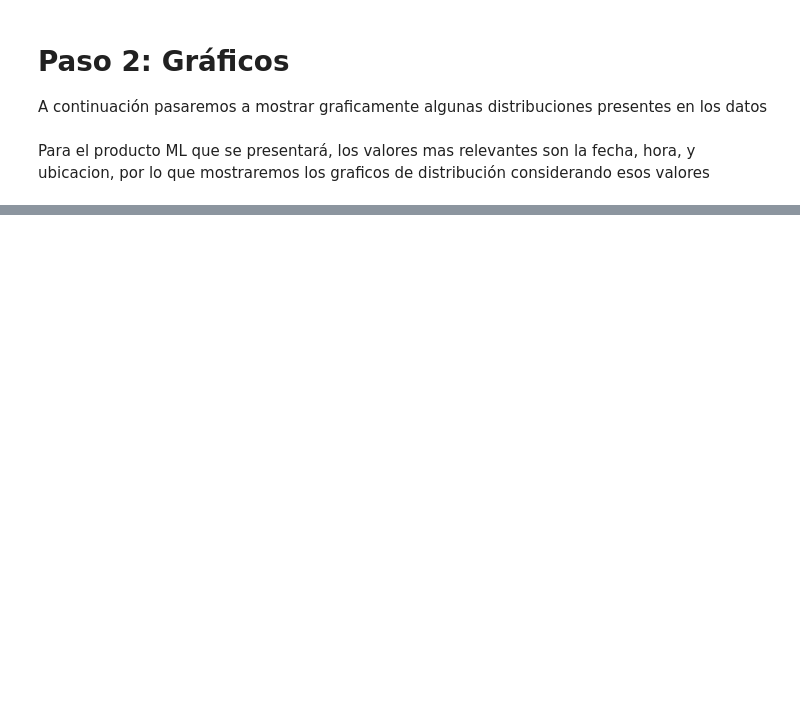
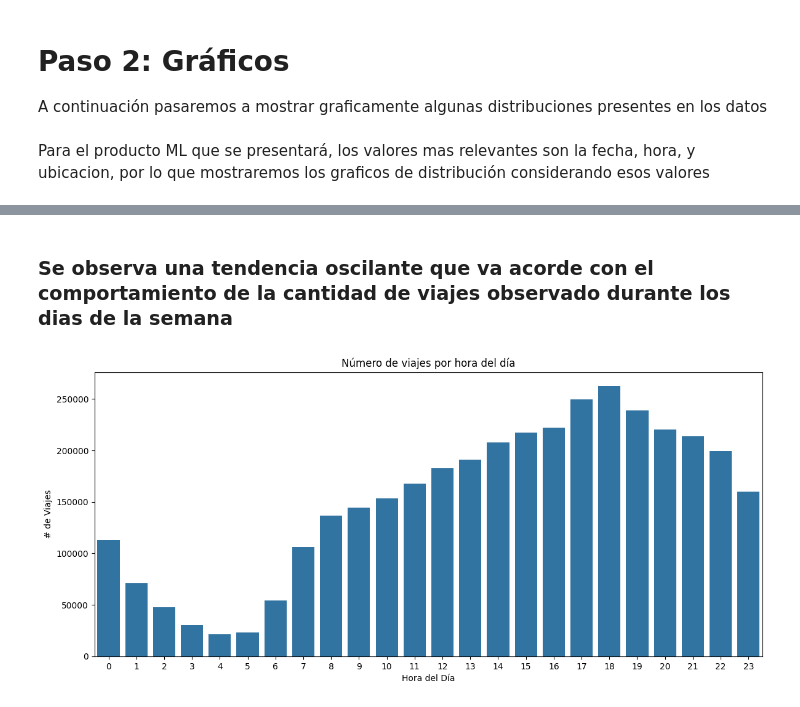
Before and after one commit to lmunozm1702/taxi_electrico_nyc, a Jupyter notebook: Análisis Preliminar/EDA yellow_tripdata_09_2024.ipynb, the cells around one changed output, grey strips where cells are left out. Cells and saved outputs as stored; diff of their text form; code cells hidden in the pictures; blank space fills up the shorter version.

```diff
--- a/Análisis Preliminar/EDA yellow_tripdata_09_2024.ipynb
+++ b/Análisis Preliminar/EDA yellow_tripdata_09_2024.ipynb
@@ -305,0 +317,10 @@ plt.show()
+# %% [markdown]
+### Se observa una tendencia oscilante que va acorde con el comportamiento de la cantidad de viajes observado durante los dias de la semana
+# %%
+sns.countplot(data=yellow_tripdata_sample,x=yellow_tripdata_sample['tpep_pickup_datetime'].dt.hour)
+plt.title('Número de viajes por hora del día')
+plt.xlabel('Hora del Día')
+plt.ylabel('# de Viajes')
+plt.show()
+# %% [output]
+[figure, added]
```
Also changed, not shown: parts of 27 cells of this notebook, 1 other file.
